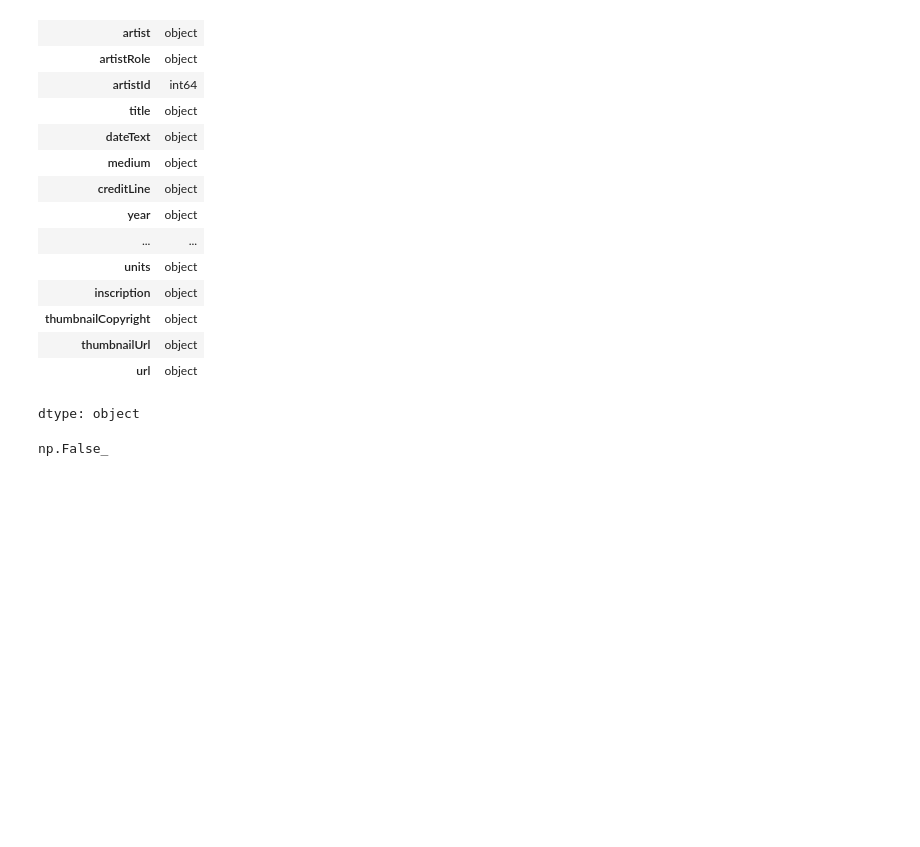
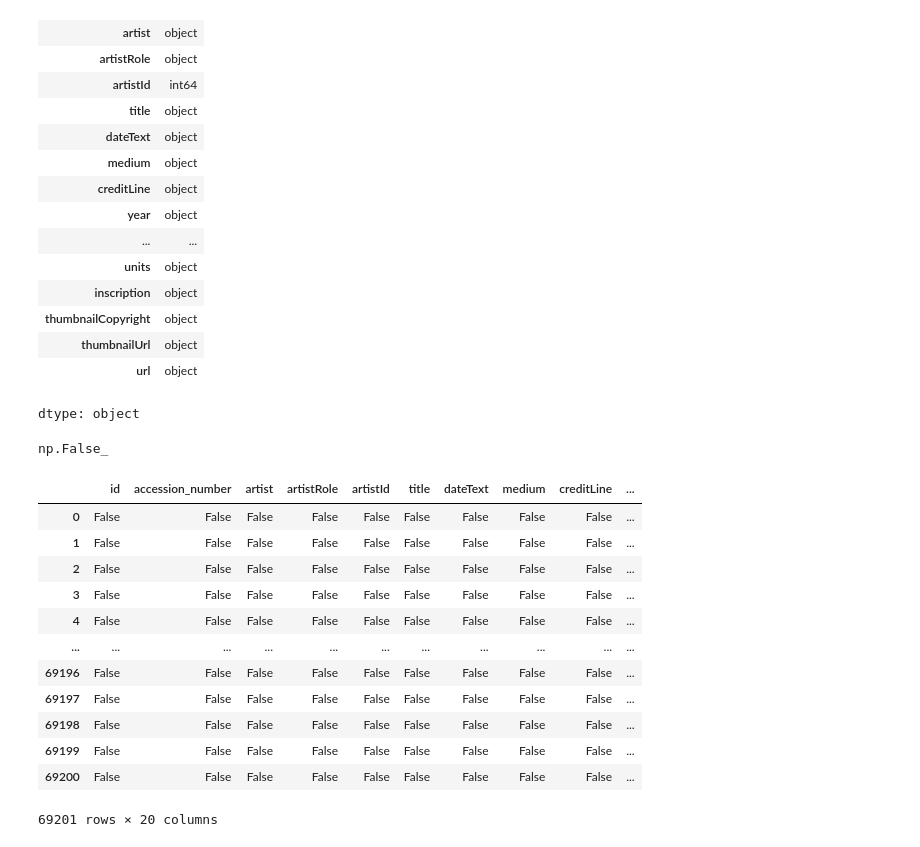
Before and after one commit to omar-mohamed-azab/Polimi-Data-and-Information-Quality-Project, a Jupyter notebook: src/Project.ipynb, the cells around one changed output. Drawn from its saved outputs; the diff is of its cells as text; code cells hidden in the pictures; blank space fills up the shorter version.

```diff
--- a/src/Project.ipynb
+++ b/src/Project.ipynb
@@ -77,3 +77,20 @@ dtype: object
 artwork_data.duplicated().any()
 # %% [output]
 np.False_
+# %%
+# Checking null values
+artwork_data.isnull()
+# %% [output]
+|  | id | accession_number | artist | artistRole | artistId | title | dateText | medium | creditLine | ... |
+| 0 | False | False | False | False | False | False | False | False | False | ... |
+| 1 | False | False | False | False | False | False | False | False | False | ... |
+| 2 | False | False | False | False | False | False | False | False | False | ... |
+| 3 | False | False | False | False | False | False | False | False | False | ... |
+| 4 | False | False | False | False | False | False | False | False | False | ... |
+| ... | ... | ... | ... | ... | ... | ... | ... | ... | ... | ... |
+| 69196 | False | False | False | False | False | False | False | False | False | ... |
+| 69197 | False | False | False | False | False | False | False | False | False | ... |
+| 69198 | False | False | False | False | False | False | False | False | False | ... |
+| 69199 | False | False | False | False | False | False | False | False | False | ... |
+| 69200 | False | False | False | False | False | False | False | False | False | ... |
+69201 rows × 20 columns
```
Also changed, not shown: parts of 6 cells of this notebook.
